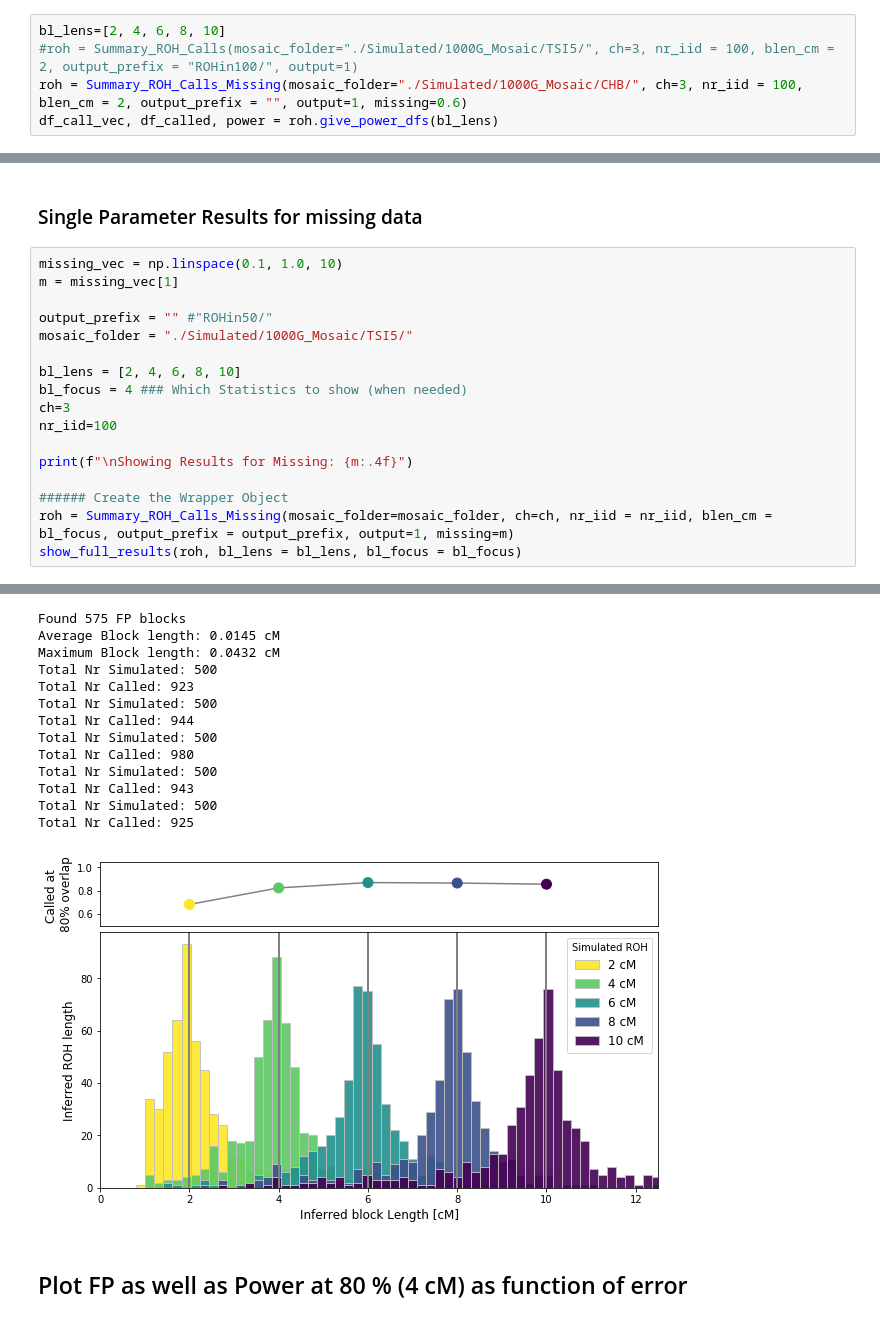
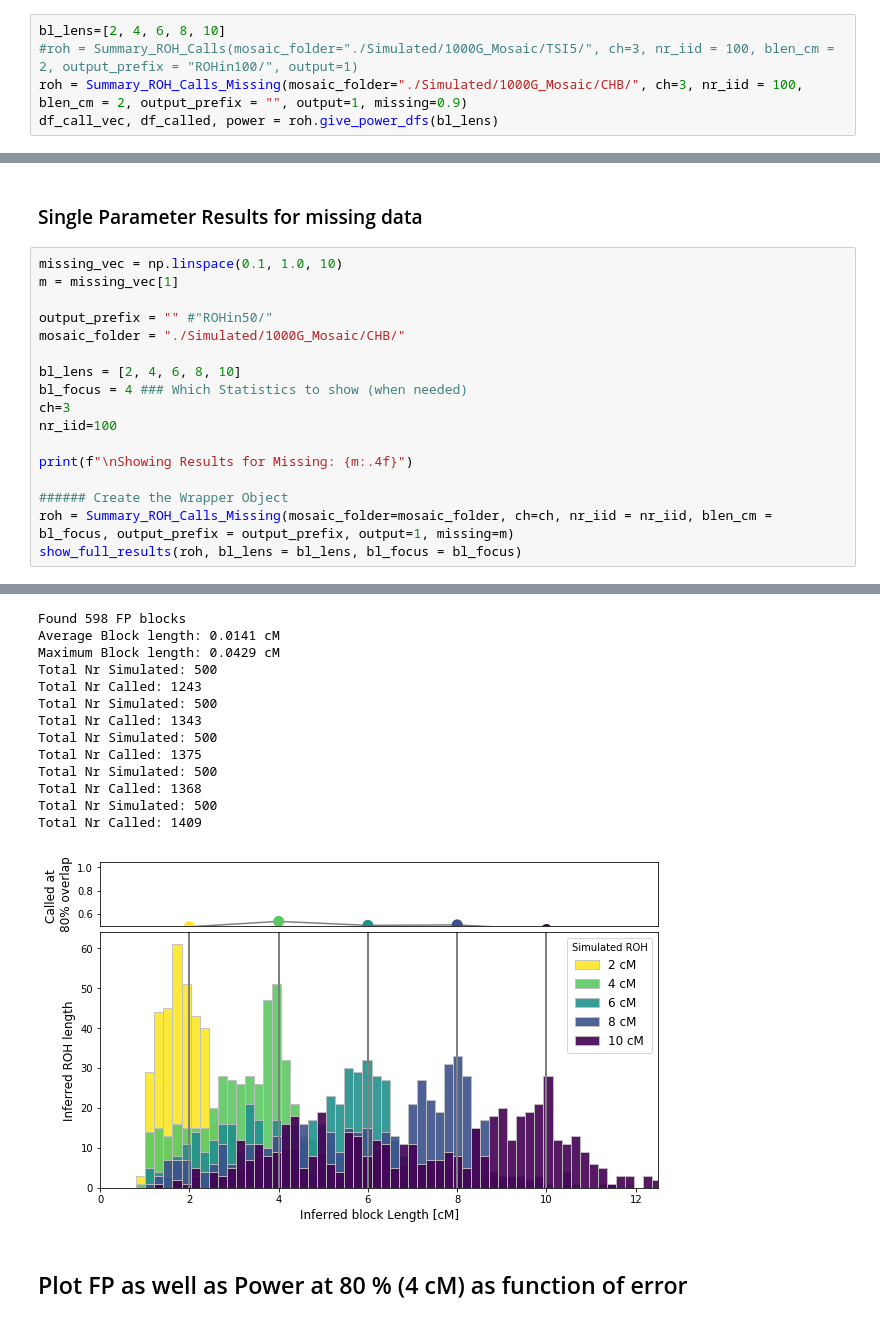
Before and after one commit to hringbauer/hapROH, a Jupyter notebook: Notebooks/Mosaic1000G_Analysis/1000G_Mosaic_analysis.ipynb, the cells around one changed output, grey strips where cells are left out. Drawn from its saved outputs; the diff is of its cells as text.

```diff
--- a/Notebooks/Mosaic1000G_Analysis/1000G_Mosaic_analysis.ipynb
+++ b/Notebooks/Mosaic1000G_Analysis/1000G_Mosaic_analysis.ipynb
@@ -402,7 +410,7 @@ def plot_power(bl_lens, df_call_vec1, powers, fs = 12, fs_l=12, xlim=(0,12.5), f
 # %%
 bl_lens=[2, 4, 6, 8, 10]
 #roh = Summary_ROH_Calls(mosaic_folder="./Simulated/1000G_Mosaic/TSI5/", ch=3, nr_iid = 100, blen_cm = 2, output_prefix = "ROHin100/", output=1)
-roh = Summary_ROH_Calls_Missing(mosaic_folder="./Simulated/1000G_Mosaic/CHB/", ch=3, nr_iid = 100, blen_cm = 2, output_prefix = "", output=1, missing=0.6)
+roh = Summary_ROH_Calls_Missing(mosaic_folder="./Simulated/1000G_Mosaic/CHB/", ch=3, nr_iid = 100, blen_cm = 2, output_prefix = "", output=1, missing=0.9)
 df_call_vec, df_called, power = roh.give_power_dfs(bl_lens)
 # %% [output]
 Total Nr Simulated: 500
@@ -562,7 +576,7 @@ missing_vec = np.linspace(0.1, 1.0, 10)
 m = missing_vec[1]
 
 output_prefix = "" #"ROHin50/"
-mosaic_folder = "./Simulated/1000G_Mosaic/TSI5/"
+mosaic_folder = "./Simulated/1000G_Mosaic/CHB/"
 
 bl_lens = [2, 4, 6, 8, 10]
 bl_focus = 4 ### Which Statistics to show (when needed)
@@ -589,17 +603,17 @@ Bias: -0.1135
-Found 575 FP blocks
-Average Block length: 0.0145 cM
-Maximum Block length: 0.0432 cM
+Found 598 FP blocks
+Average Block length: 0.0141 cM
+Maximum Block length: 0.0429 cM
 Total Nr Simulated: 500
-Total Nr Called: 923
+Total Nr Called: 1243
 Total Nr Simulated: 500
-Total Nr Called: 944
+Total Nr Called: 1343
 Total Nr Simulated: 500
-Total Nr Called: 980
+Total Nr Called: 1375
 Total Nr Simulated: 500
-Total Nr Called: 943
+Total Nr Called: 1368
 Total Nr Simulated: 500
-Total Nr Called: 925
+Total Nr Called: 1409
-[figure, old version]
+[figure, new version]
 # %% [markdown]
 ## Plot FP as well as Power at 80 % (4 cM) as function of error
 # %%
```
Also changed, not shown: parts of 10 cells of this notebook, 3 other files.
